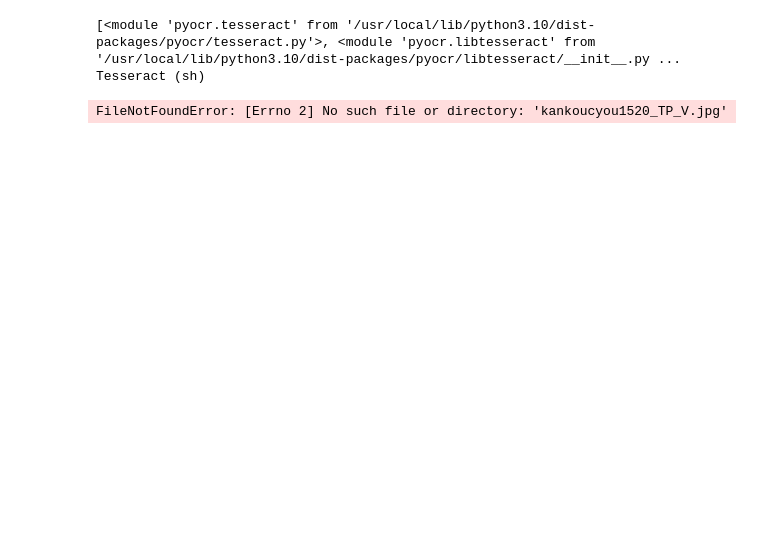
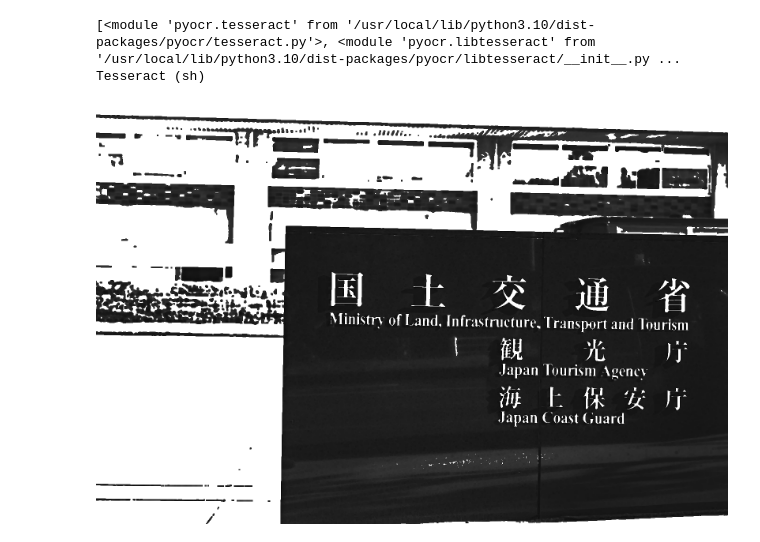
Before and after one commit to fujii-hcu/Prog2kakushin, a Jupyter notebook: work3.ipynb, the cells around one changed output. Drawn from its saved outputs; the diff is of its cells as text; code cells hidden in the pictures; blank space fills up the shorter version.

```diff
--- a/work3.ipynb
+++ b/work3.ipynb
@@ -44,17 +37,17 @@ Tesseract (sh)
 # %%
 img1 = Image.open('kankoucyou1520_TP_V.jpg')
 img1 = ImageOps.invert(img1)
 gray = img1.convert("L")                     # グレイスケールに変換
-gray=gray.point(lambda x: 0 if x < 210 else x)   # 値が230以下は0になる
+gray=gray.point(lambda x: 0 if x < 200 else x)   # 値が230以下は0になる
 gray = ImageOps.invert(gray)
-#gray = gray.filter(ImageFilter.MedianFilter())
+gray = gray.filter(ImageFilter.MedianFilter())
 gray = gray.filter(ImageFilter.MinFilter())
 enhancer = ImageEnhance.Sharpness(gray)
 gray=enhancer.enhance(1.5)    # シャープ画像
 
 gray
 # %% [output]
-FileNotFoundError: [Errno 2] No such file or directory: 'kankoucyou1520_TP_V.jpg'
+[figure, added]
 # %%
 txt1 = tool.image_to_string(
     gray,
```
Also changed, not shown: parts of 4 cells of this notebook.
